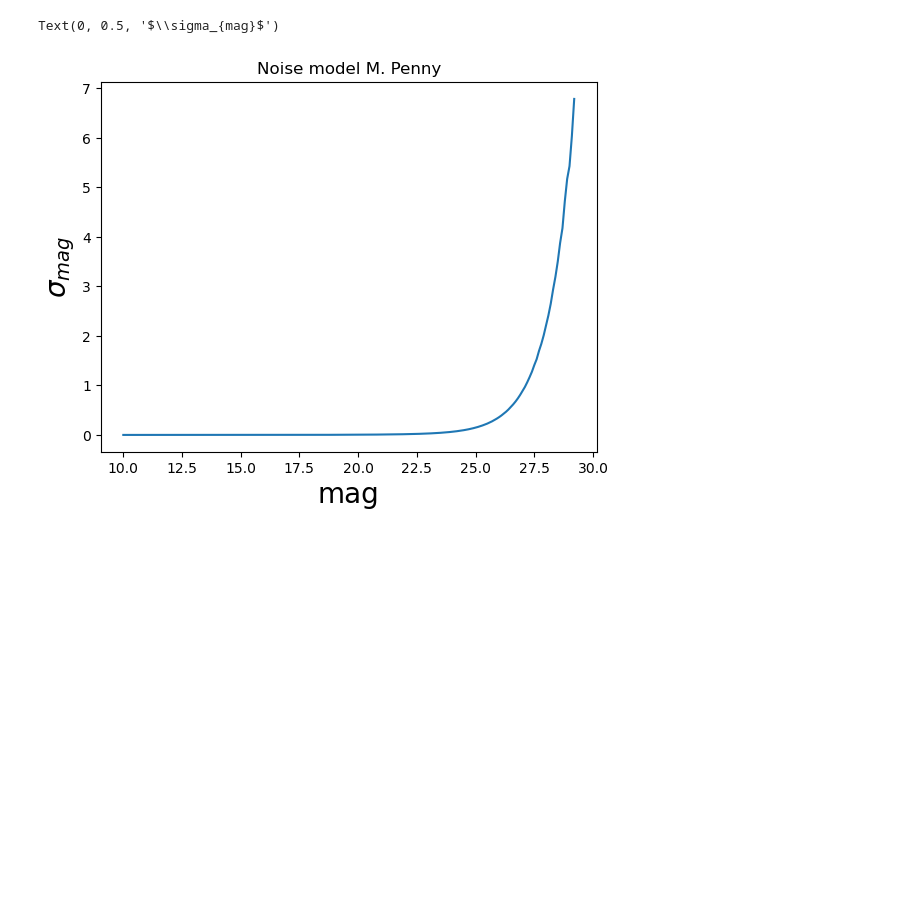
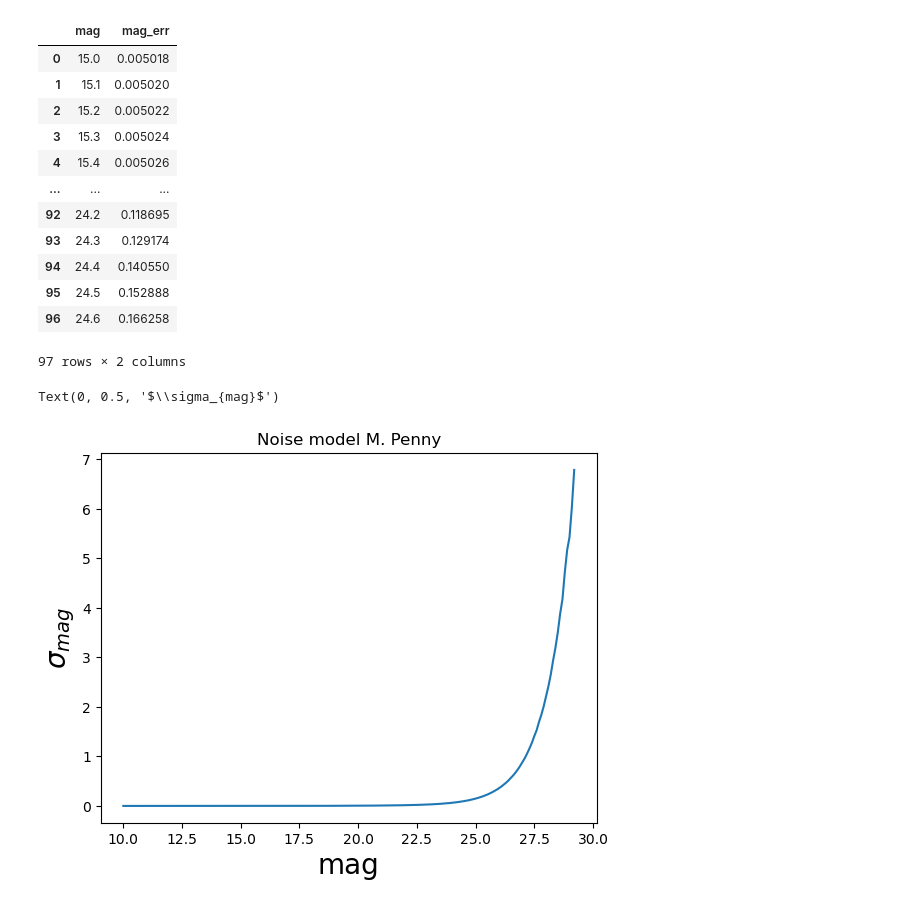
Before and after one commit to anibal-art/Roman_Rubin_NASA, a Jupyter notebook: u0_vs_mag.ipynb, the cells around one changed output. Cells and saved outputs as stored; diff of their text form; code cells hidden in the pictures; blank space fills up the shorter version.

Commit message:
add example to read snr Rubin

```diff
--- a/u0_vs_mag.ipynb
+++ b/u0_vs_mag.ipynb
@@ -4,6 +4,23 @@ import matplotlib.pyplot as plt
 import pandas as pd
 import numpy as np
 from scipy.optimize import newton
+# %%
+snr_ = pd.read_csv("magerr_g.txt", sep="\t", names=["mag","mag_err"], skiprows=1)
+snr
+# %% [output]
+|  | mag | mag_err |
+| 0 | 15.0 | 0.005018 |
+| 1 | 15.1 | 0.005020 |
+| 2 | 15.2 | 0.005022 |
+| 3 | 15.3 | 0.005024 |
+| 4 | 15.4 | 0.005026 |
+| ... | ... | ... |
+| 92 | 24.2 | 0.118695 |
+| 93 | 24.3 | 0.129174 |
+| 94 | 24.4 | 0.140550 |
+| 95 | 24.5 | 0.152888 |
+| 96 | 24.6 | 0.166258 |
+97 rows × 2 columns
 # %%
 
 snr = pd.read_csv("snr_Roman.txt", sep=" ", names=["mag","err_mag"])
```
Also changed, not shown: parts of 1 cell of this notebook.
